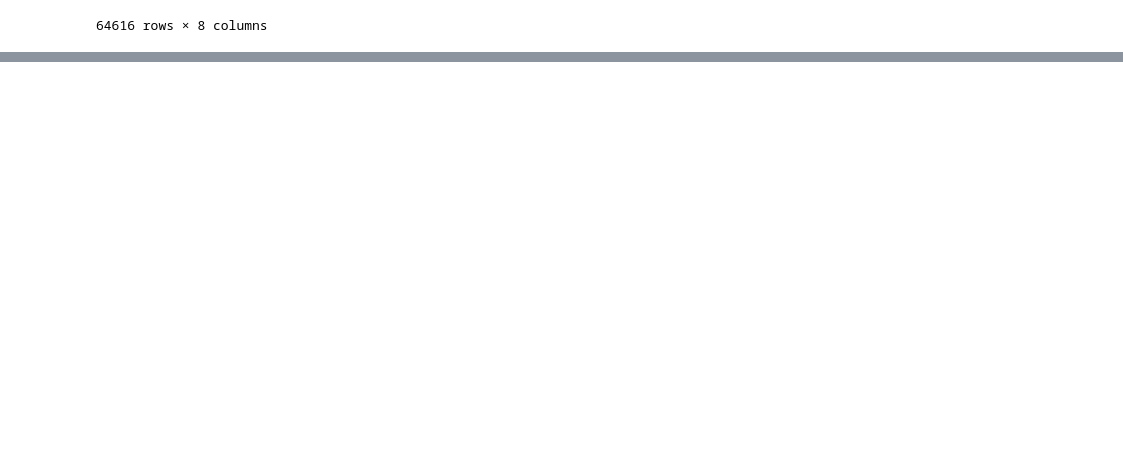
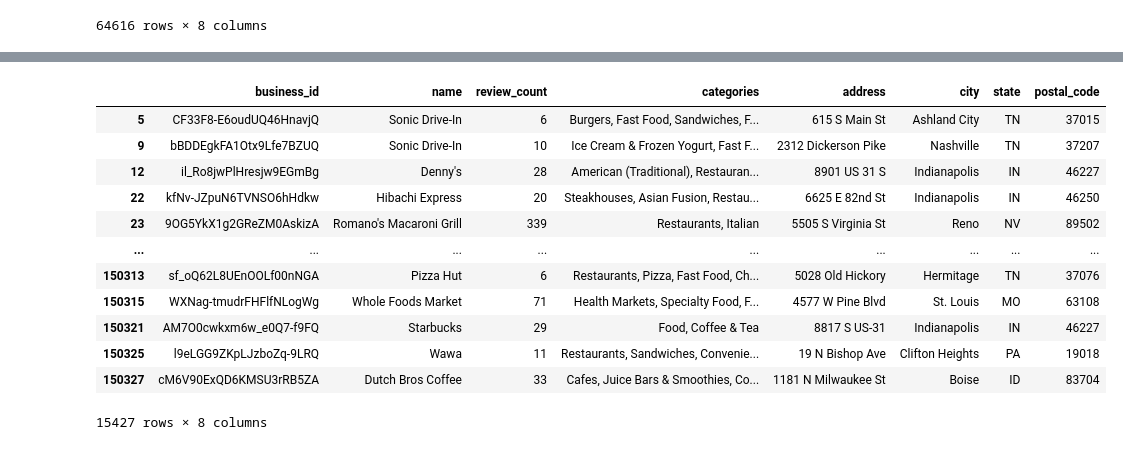
Before and after one commit to gunjii99/AIML_project, a Jupyter notebook: cleanData.ipynb, the cells around one changed output, grey strips where cells are left out. Cells and saved outputs as stored; diff of their text form; code cells hidden in the pictures; blank space fills up the shorter version.

```diff
--- a/cleanData.ipynb
+++ b/cleanData.ipynb
@@ -7,7 +7,7 @@ data = []
 #Review.json  - Properties taken : user_id, business_id, stars, useful, funny, cool, text
 reviewCols = ['user_id', 'business_id', 'stars', 'useful', 'funny', 'cool', 'text', 'date']
 
-with open('D:\\CBS_MSc_Docs\\Courses\\Sem3\\AIML\\Project\\Yelp-JSON\\Yelp JSON\\yelp_dataset\\yelp_academic_dataset_review.json', encoding='utf-8') as f:
+with open('data/yelp_academic_dataset_review.json', encoding='utf-8') as f:
     for line in f:
         record = json.loads(line)
         # Extract only the desired properties
@@ -138 +123,19 @@ df_business2
+# %%
+#filter restaurants which have more than 6 branches
+df_business2 = df_business2[df_business2["name"].isin(v.index[v.gt(6)])]
+df_business2
+# %% [output]
+|  | business_id | name | review_count | categories | address | city | state | postal_code |
+| 5 | CF33F8-E6oudUQ46HnavjQ | Sonic Drive-In | 6 | Burgers, Fast Food, Sandwiches, F... | 615 S Main St | Ashland City | TN | 37015 |
+| 9 | bBDDEgkFA1Otx9Lfe7BZUQ | Sonic Drive-In | 10 | Ice Cream & Frozen Yogurt, Fast F... | 2312 Dickerson Pike | Nashville | TN | 37207 |
+| 12 | il_Ro8jwPlHresjw9EGmBg | Denny's | 28 | American (Traditional), Restauran... | 8901 US 31 S | Indianapolis | IN | 46227 |
+| 22 | kfNv-JZpuN6TVNSO6hHdkw | Hibachi Express | 20 | Steakhouses, Asian Fusion, Restau... | 6625 E 82nd St | Indianapolis | IN | 46250 |
+| 23 | 9OG5YkX1g2GReZM0AskizA | Romano's Macaroni Grill | 339 | Restaurants, Italian | 5505 S Virginia St | Reno | NV | 89502 |
+| ... | ... | ... | ... | ... | ... | ... | ... | ... |
+| 150313 | sf_oQ62L8UEnOOLf00nNGA | Pizza Hut | 6 | Restaurants, Pizza, Fast Food, Ch... | 5028 Old Hickory | Hermitage | TN | 37076 |
+| 150315 | WXNag-tmudrFHFlfNLogWg | Whole Foods Market | 71 | Health Markets, Specialty Food, F... | 4577 W Pine Blvd | St. Louis | MO | 63108 |
+| 150321 | AM7O0cwkxm6w_e0Q7-f9FQ | Starbucks | 29 | Food, Coffee & Tea | 8817 S US-31 | Indianapolis | IN | 46227 |
+| 150325 | l9eLGG9ZKpLJzboZq-9LRQ | Wawa | 11 | Restaurants, Sandwiches, Convenie... | 19 N Bishop Ave | Clifton Heights | PA | 19018 |
+| 150327 | cM6V90ExQD6KMSU3rRB5ZA | Dutch Bros Coffee | 33 | Cafes, Juice Bars & Smoothies, Co... | 1181 N Milwaukee St | Boise | ID | 83704 |
+15427 rows × 8 columns
 # %%
```
Also changed, not shown: parts of 13 cells of this notebook.
